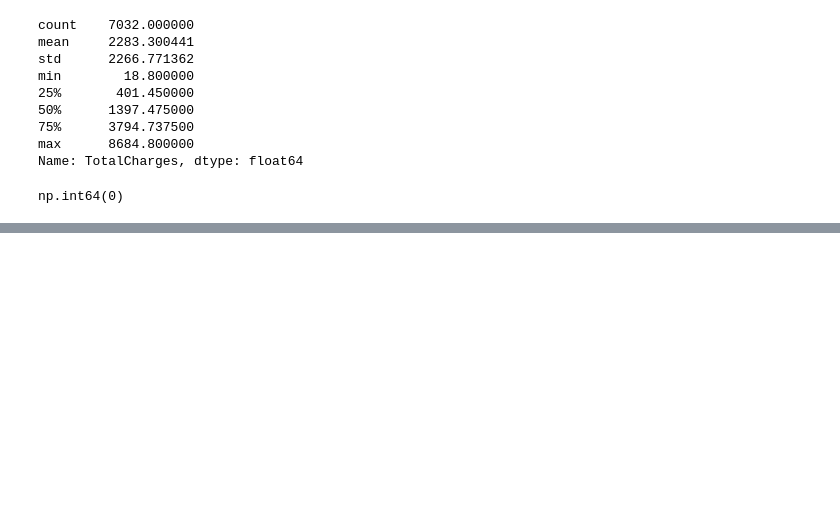
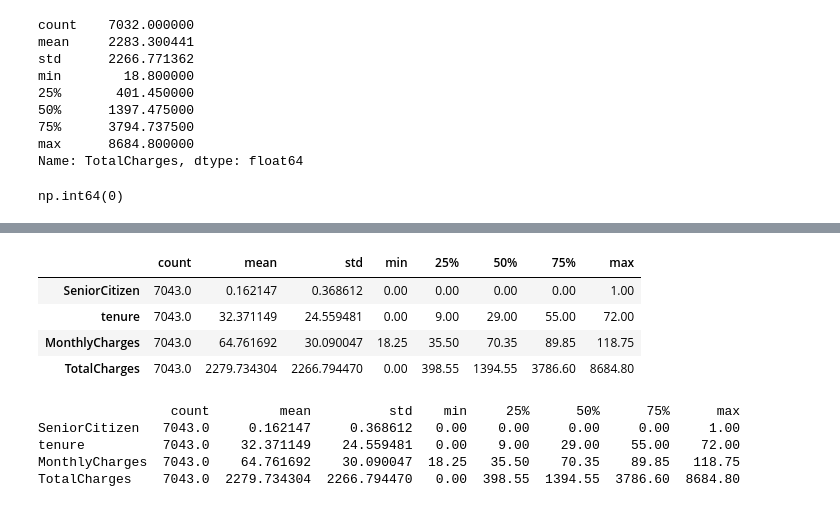
Before and after one commit to MuzamilRasul/Customer-Churn-Prediction-Platform, a Jupyter notebook: notebooks/01_data_understanding.ipynb, the cells around one changed output, grey strips where cells are left out. Drawn from its saved outputs; the diff is of its cells as text; code cells hidden in the pictures; blank space fills up the shorter version.

```diff
--- a/notebooks/01_data_understanding.ipynb
+++ b/notebooks/01_data_understanding.ipynb
@@ -330,0 +354,2 @@ np.int64(0)
+# %%
+df["TotalCharges"] = df["TotalCharges"].fillna(0.0)
@@ -330,0 +391,2 @@ np.int64(0)
+# %%
+df_model = df.drop(columns=["customerID"])
@@ -330,0 +397,3 @@ np.int64(0)
+# %%
+X = df_model.drop(columns=["Churn"])
+y = df_model["Churn"]
@@ -330,0 +425,9 @@ np.int64(0)
+# %%
+categorical_features = X.select_dtypes(include=["object", "str"]).columns.tolist()
+numerical_features = X.select_dtypes(include=["int64", "float64"]).columns.tolist()
+
+print("Categorical features:")
+print(categorical_features)
+
+print("\nNumerical features:")
+print(numerical_features)
@@ -330,0 +440,16 @@ np.int64(0)
+# %%
+X[numerical_features].describe().T
+# %% [output]
+|  | count | mean | std | min | 25% | 50% | 75% | max |
+| SeniorCitizen | 7043.0 | 0.162147 | 0.368612 | 0.00 | 0.00 | 0.00 | 0.00 | 1.00 |
+| tenure | 7043.0 | 32.371149 | 24.559481 | 0.00 | 9.00 | 29.00 | 55.00 | 72.00 |
+| MonthlyCharges | 7043.0 | 64.761692 | 30.090047 | 18.25 | 35.50 | 70.35 | 89.85 | 118.75 |
+| TotalCharges | 7043.0 | 2279.734304 | 2266.794470 | 0.00 | 398.55 | 1394.55 | 3786.60 | 8684.80 |
+# %%
+print(X[numerical_features].describe().T.to_string())
+# %% [output]
+                 count         mean          std    min     25%      50%      75%      max
+SeniorCitizen   7043.0     0.162147     0.368612   0.00    0.00     0.00     0.00     1.00
+tenure          7043.0    32.371149    24.559481   0.00    9.00    29.00    55.00    72.00
+MonthlyCharges  7043.0    64.761692    30.090047  18.25   35.50    70.35    89.85   118.75
+TotalCharges    7043.0  2279.734304  2266.794470   0.00  398.55  1394.55  3786.60  8684.80
```
Also changed, not shown: parts of 35 cells of this notebook, 4 other files.
